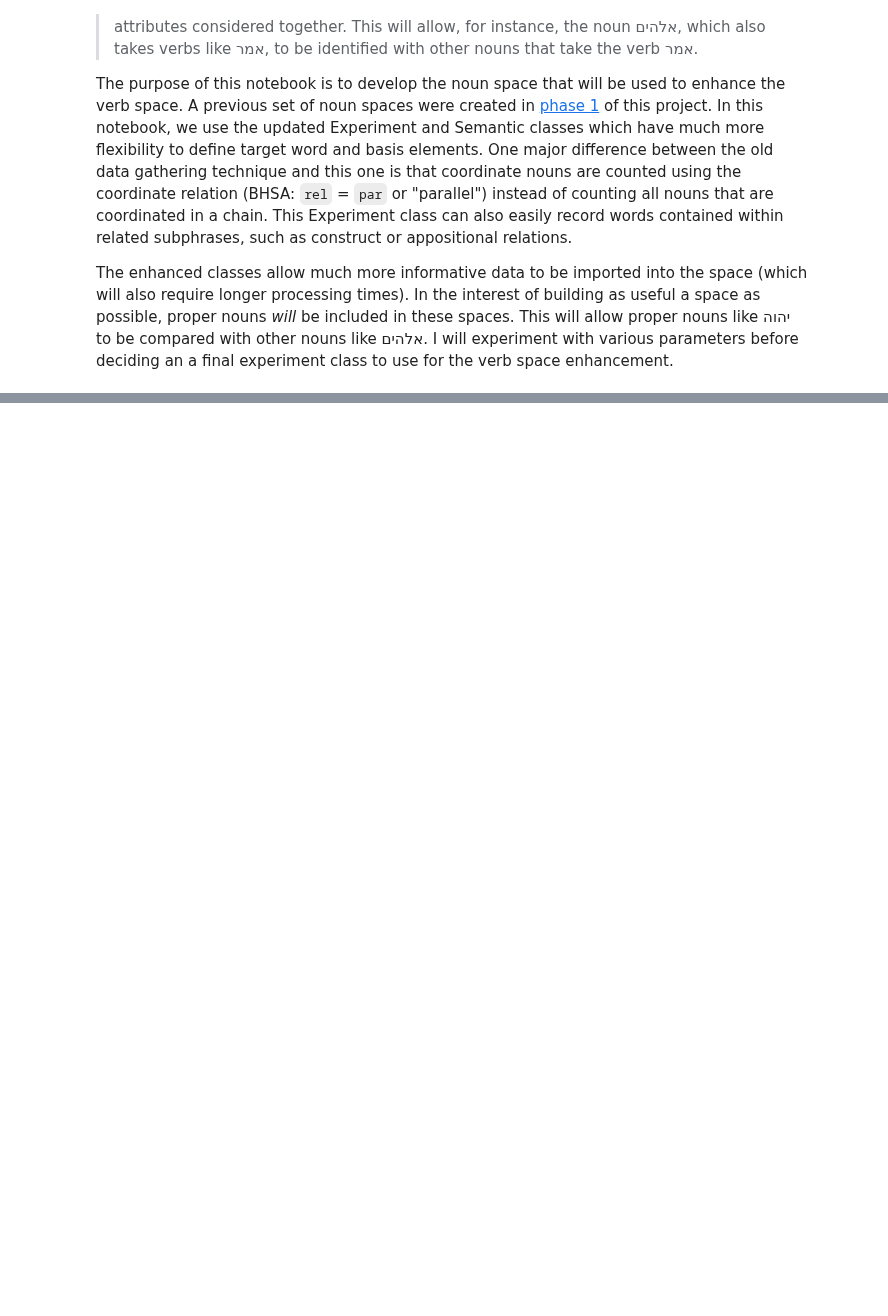
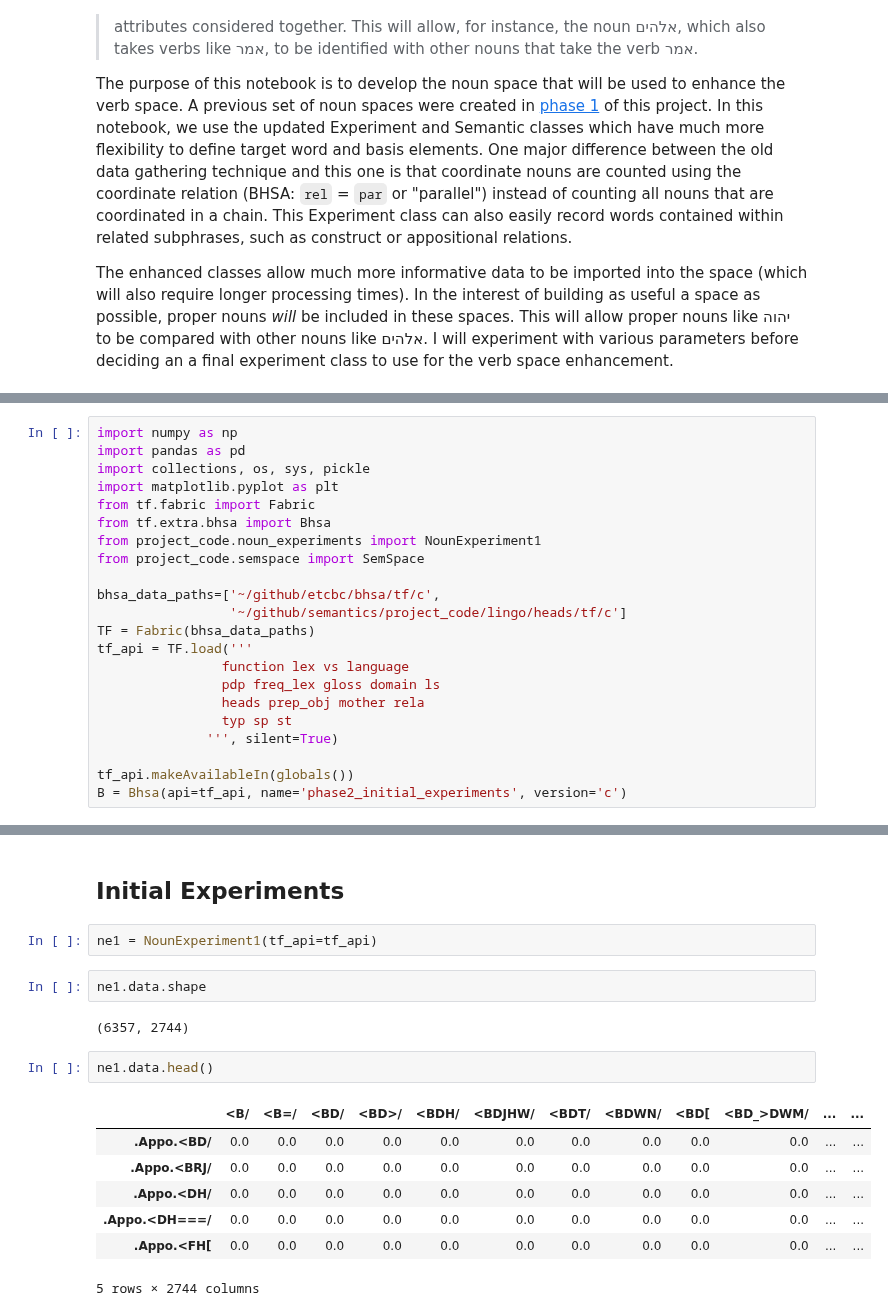
Before and after one commit to codykingham/verb_semantics, a Jupyter notebook: phase2_noun_space.ipynb, the cells around one changed output, grey strips where cells are left out. Saved outputs shown, nothing was run; the diff lists cells and outputs as text; blank space fills up the shorter version.

Commit message:
add new noun space class and data

```diff
--- a/phase2_noun_space.ipynb
+++ b/phase2_noun_space.ipynb
@@ -10,0 +13,22 @@ The enhanced classes allow much more informative data to be imported into the sp
+# %%
+import numpy as np
+import pandas as pd
+import collections, os, sys, pickle
+import matplotlib.pyplot as plt
+from tf.fabric import Fabric
+from tf.extra.bhsa import Bhsa
+from project_code.noun_experiments import NounExperiment1
+from project_code.semspace import SemSpace
+
+bhsa_data_paths=['~/github/etcbc/bhsa/tf/c',
+                 '~/github/semantics/project_code/lingo/heads/tf/c']
+TF = Fabric(bhsa_data_paths)
+tf_api = TF.load('''
+                function lex vs language
+                pdp freq_lex gloss domain ls
+                heads prep_obj mother rela
+                typ sp st
+              ''', silent=True)
+
+tf_api.makeAvailableIn(globals())
+B = Bhsa(api=tf_api, name='phase2_initial_experiments', version='c')
@@ -10,0 +43,18 @@ The enhanced classes allow much more informative data to be imported into the sp
+# %% [markdown]
+## Initial Experiments
+# %%
+ne1 = NounExperiment1(tf_api=tf_api)
+# %%
+ne1.data.shape
+# %% [output]
+(6357, 2744)
+# %%
+ne1.data.head()
+# %% [output]
+|  | <B/ | <B=/ | <BD/ | <BD>/ | <BDH/ | <BDJHW/ | <BDT/ | <BDWN/ | <BD[ | <BD_>DWM/ | ... | ... |
+| .Appo.<BD/ | 0.0 | 0.0 | 0.0 | 0.0 | 0.0 | 0.0 | 0.0 | 0.0 | 0.0 | 0.0 | ... | ... |
+| .Appo.<BRJ/ | 0.0 | 0.0 | 0.0 | 0.0 | 0.0 | 0.0 | 0.0 | 0.0 | 0.0 | 0.0 | ... | ... |
+| .Appo.<DH/ | 0.0 | 0.0 | 0.0 | 0.0 | 0.0 | 0.0 | 0.0 | 0.0 | 0.0 | 0.0 | ... | ... |
+| .Appo.<DH===/ | 0.0 | 0.0 | 0.0 | 0.0 | 0.0 | 0.0 | 0.0 | 0.0 | 0.0 | 0.0 | ... | ... |
+| .Appo.<FH[ | 0.0 | 0.0 | 0.0 | 0.0 | 0.0 | 0.0 | 0.0 | 0.0 | 0.0 | 0.0 | ... | ... |
+5 rows × 2744 columns
```
Also changed, not shown: parts of 52 cells of this notebook, 4 other files.
